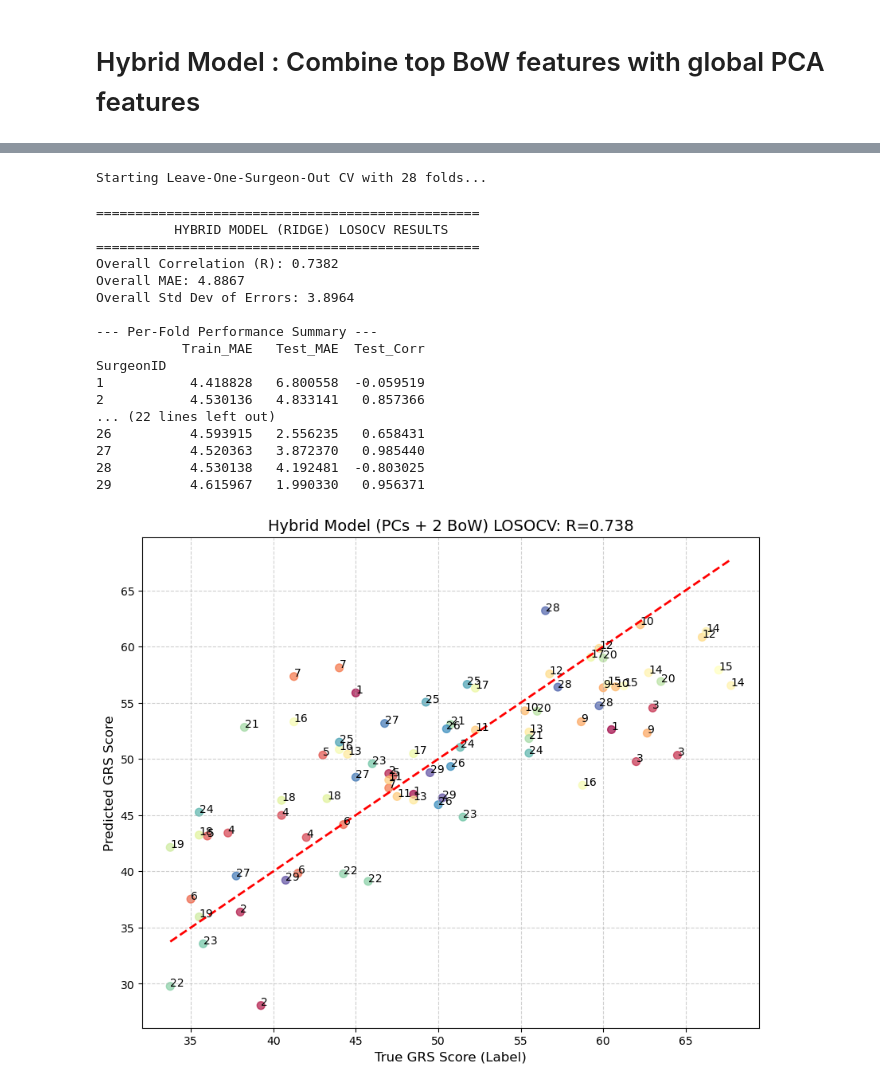
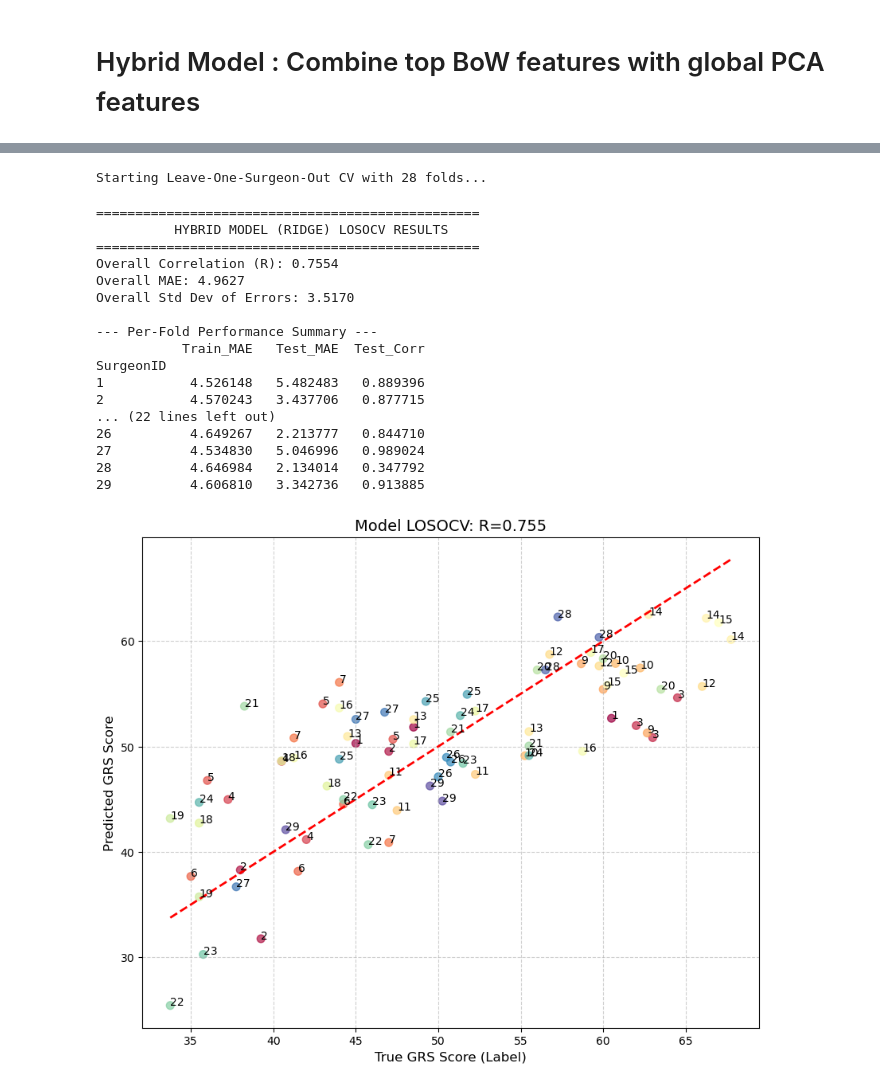
Before and after one commit to FinnWeikert/master-project, a Jupyter notebook: notebooks/crafted_window_features.ipynb, the cells around one changed output, grey strips where cells are left out. Drawn from its saved outputs; the diff is of its cells as text; code cells hidden in the pictures.

```diff
--- a/notebooks/crafted_window_features.ipynb
+++ b/notebooks/crafted_window_features.ipynb
@@ -112,8 +116,8 @@ from src.models.attention_mil import run_training
 model, history = run_training(
     train_loader=train_loader,
     val_loader=val_loader,
-    input_dim=6,
-    epochs=1000,
-    lr=2e-4,
+    input_dim=7,
+    epochs=4000,
+    lr=3e-4,
 )
 # %% [output]
@@ -171,8 +176,8 @@ from tqdm import tqdm # Assuming tqdm is available for progress tracking
 # self.bag_ids: A list of identifiers for each video (e.g., [('Video1', 'S1'), ('Video2', 'S2'), ...])
 
 # --- 2. Hyperparameters ---
-K_CLUSTERS = 30  # Start between 20 and 50. K=30 is a good default.
-RANDOM_SEED = 42
+K_CLUSTERS = 50  # Start between 20 and 50. K=30 is a good default.
+RANDOM_SEED = 40
 N_INIT = 3 # Number of times to initialize K-Means
 
 def generate_bow_features(all_window_features_flat_scaled, bags_list, bag_ids):
@@ -527,7 +514,7 @@ Cluster 13: {'PathRatio': np.float32(0.22), 'Jerk': np.float32(9.68), 'Curvature
 # %% [markdown]
 # Hybrid Model : Combine top BoW features with global PCA features
 # %%
-df_total_metrics_pca = pd.read_csv("data/metrics/total_metrics_pca.csv")
-
-df_total_metrics_pca.head(2)
+# load
+df_metrics = pd.read_csv("data/metrics/best_global_metrics2.csv")
+df_metrics.head()
 # %% [output]
@@ -555,2 +527,4 @@ df_total_metrics_pca
 # %%
-scaled_bow_df
+bow_df = bow_df.sort_index()
+bow_df.reset_index(['VideoName', 'SurgeonID'], inplace=True)
+df_combined = pd.merge(bow_df, df_metrics, left_index=True, right_index=True)
@@ -693,8 +654,9 @@ analysis_results = residual_analysis(merged_feature_df, 'PC1', new_candidates)
 # %%
 import pandas as pd
 import numpy as np
-from sklearn.linear_model import Ridge
+from sklearn.linear_model import Ridge, RidgeCV
 from sklearn.metrics import mean_absolute_error, mean_squared_error
+from sklearn.preprocessing import StandardScaler
 from scipy.stats import pearsonr, spearmanr
 import matplotlib.pyplot as plt
 from tqdm import tqdm
@@ -702,18 +664,20 @@ from tqdm import tqdm
 # --- 1. Prepare Data (Code adapted from your input) ---
 
 # --- IMPORTANT ASSUMPTIONS ---
-# 1. merged_feature_df is available and correctly indexed.
+# 1. merged_feature_df is available and c§orrectly indexed.
 # 2. 'QRS_Overal' is the column for the true scores (y).
 # 3. 'Participant Number' is the column for SurgeonID.
 # 4. Feature columns are PC1, PC2, PC3, BoW_2, BoW_20.
 # ------------------------------
 
-feature_cols = [col for col in ['PC1', 'BoW_16', 'BoW_13', 'BoW_23']]#, 'BoW_19', 'BoW_22', 'BoW_7', 'BoW_26', 'BoW_25]
-X = merged_feature_df[feature_cols].values
-y = merged_feature_df['QRS_Overal'].values
+feature_cols = [col for col in ['adjusted_total_path_Right', 'total_duration_Right', 'num_reversals_Right', 'velocity_corr']]#, 'velocity_corr']]
+additional_feature_cols = ['BoW_11'] #['mean_abs_angle_change_Right']#['Rocket_PC27', 'Rocket_PC7', 'Rocket_PC19', 'Rocket_PC5', 'Rocket_PC24', 'Rocket_PC40']  # 'Rocket_PC25', 'Rocket_PC21', 'Rocket_PC22'
+all_feature_cols = feature_cols + additional_feature_cols
+X = df_combined[all_feature_cols].values
+y = df_combined['QRS_Overal'].values
 
 # Extract the Surgeon IDs for the folds
-surgeon_ids = merged_feature_df['SurgeonID'].values # Assuming 'Participant Number' holds the unique surgeon/participant identifier
+surgeon_ids = df_combined['Participant Number'].values # Assuming 'Participant Number' holds the unique surgeon/participant identifier
 
 unique_surgeons = np.unique(surgeon_ids)
 predictions = []
@@ -738,9 +702,28 @@ for surgeon_out in tqdm(unique_surgeons, desc="LOSOCV Folds"):
     X_train, X_test = X[train_indices], X[test_indices]
     y_train, y_test = y[train_indices], y[test_indices]
 
+    # scale features
+    scaler = StandardScaler()
+    X_train = scaler.fit_transform(X_train)
+    X_test = scaler.transform(X_test)
+
+    # PCA but only on feature_cols
+    pca = PCA(n_components=min(3, len(feature_cols)))  # Adjust number of components as needed
+    X_train_pca = pca.fit_transform(X_train[:, :len(feature_cols)])
+    X_test_pca = pca.transform(X_test[:, :len(feature_cols)])
+
+    # component list to keep
+    component_list = [0,1,2]  # Keep only the first principal component
+    X_train_pca = X_train_pca[:, component_list]
+    X_test_pca = X_test_pca[:, component_list]
+
+    # Combine PCA features with additional features
+    X_train = np.hstack((X_train_pca, X_train[:, len(feature_cols):]))
+    X_test = np.hstack((X_test_pca, X_test[:, len(feature_cols):]))
+
     # 3. Train Model
     # Using the optimized alpha=0.5
-    model = Ridge(alpha=0.5)
+    model = Ridge(alpha=0.5)                    # RidgeCV(alphas=np.logspace(-2, 4, 20)). TO CHANGE LATER
     model.fit(X_train, y_train)
 
     # Predict and store
@@ -799,41 +782,41 @@ scatter = plt.scatter(
     s=50,
     alpha=0.7
 )
 
 for i, sid in enumerate(surgeon_ids):
     plt.annotate(f'{sid}', (all_fold_true[i], all_fold_preds[i]))
 
 # Diagonal Line (Perfect prediction)
 plt.plot(
     [min(final_true_scores), max(final_true_scores)],
     [min(final_true_scores), max(final_true_scores)],
     'r--',
     lw=2,
     label='Ideal Prediction (y=x)'
 )
 
 plt.xlabel("True GRS Score (Label)", fontsize=12)
 plt.ylabel("Predicted GRS Score", fontsize=12)
-plt.title(f"Hybrid Model (PCs + 2 BoW) LOSOCV: R={hybrid_corr:.3f}", fontsize=14)
+plt.title(f"Model LOSOCV: R={hybrid_corr:.3f}", fontsize=14)
 plt.grid(True, linestyle='--', alpha=0.6)
 plt.show()
 # %% [output]
 Starting Leave-One-Surgeon-Out CV with 28 folds...
 =================================================
           HYBRID MODEL (RIDGE) LOSOCV RESULTS
 =================================================
-Overall Correlation (R): 0.7382
-Overall MAE: 4.8867
-Overall Std Dev of Errors: 3.8964
+Overall Correlation (R): 0.7554
+Overall MAE: 4.9627
+Overall Std Dev of Errors: 3.5170
 
 --- Per-Fold Performance Summary ---
            Train_MAE   Test_MAE  Test_Corr
 SurgeonID
-1           4.418828   6.800558  -0.059519
-2           4.530136   4.833141   0.857366
+1           4.526148   5.482483   0.889396
+2           4.570243   3.437706   0.877715
 ... (22 lines left out)
-26          4.593915   2.556235   0.658431
-27          4.520363   3.872370   0.985440
-28          4.530138   4.192481  -0.803025
-29          4.615967   1.990330   0.956371
+26          4.649267   2.213777   0.844710
+27          4.534830   5.046996   0.989024
+28          4.646984   2.134014   0.347792
+29          4.606810   3.342736   0.913885
-[figure, old version]
+[figure, new version]
```
Also changed, not shown: parts of 27 cells of this notebook, 14 other files.
